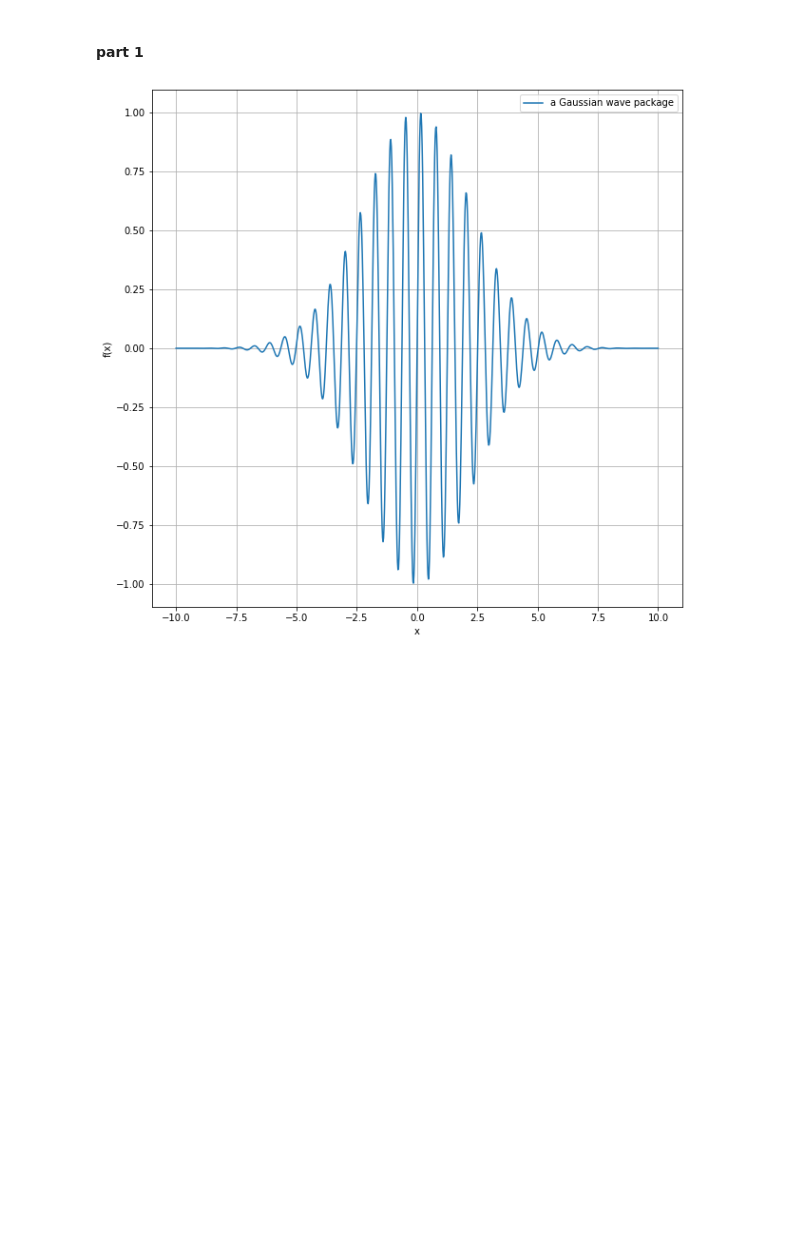
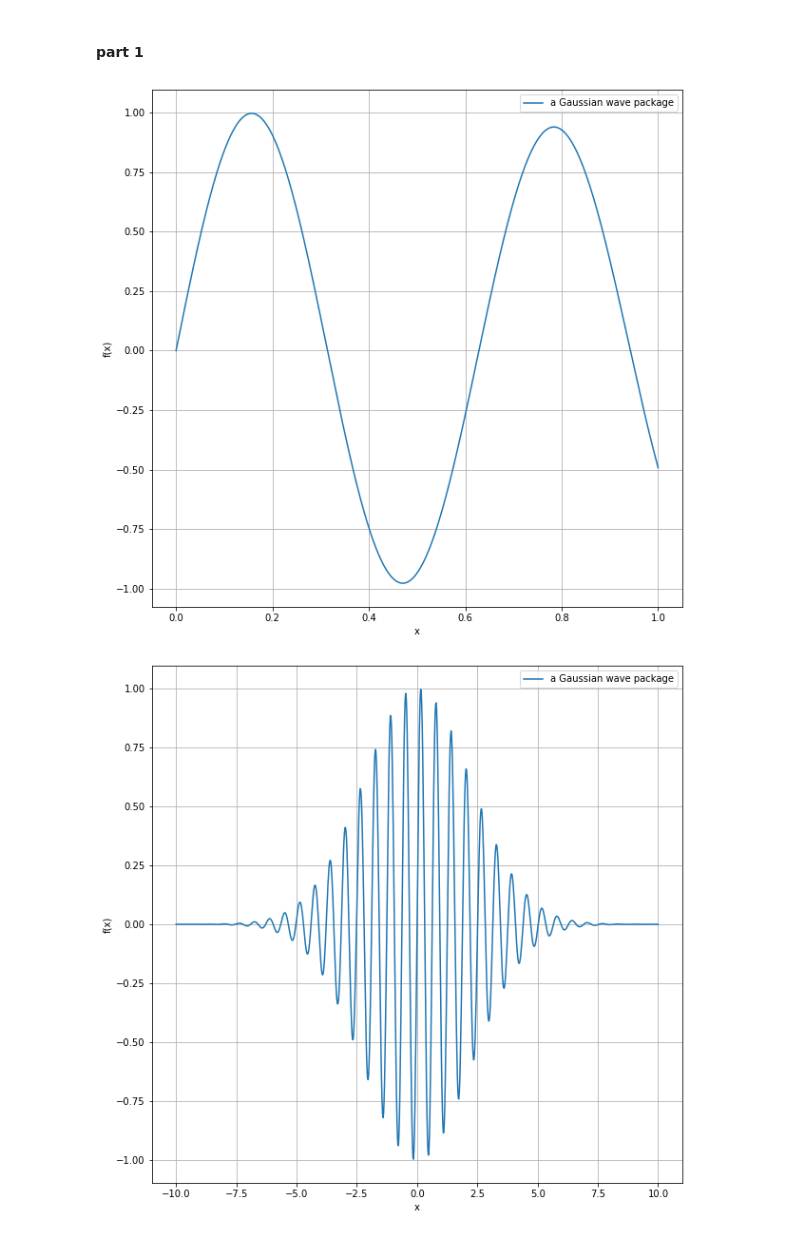
Before and after one commit to adnehk/Project1_MOD510, a Jupyter notebook: Project1_15.ipynb, the cells around one changed output. Cells and saved outputs as stored; diff of their text form; code cells hidden in the pictures; blank space fills up the shorter version.

```diff
--- a/Project1_15.ipynb
+++ b/Project1_15.ipynb
@@ -180,6 +180,11 @@ def plot_f(x, F):
     plt.legend()
     plt.grid()
     plt.show()
+# %%
+X = np.linspace(0,1,1000)
+plot_f(X, f(X))
+# %% [output]
+[figure, added]
 # %%
 X = np.linspace(-10,10,1000)
 plot_f(X, f(X))
```
Also changed, not shown: parts of 1 cell of this notebook.
